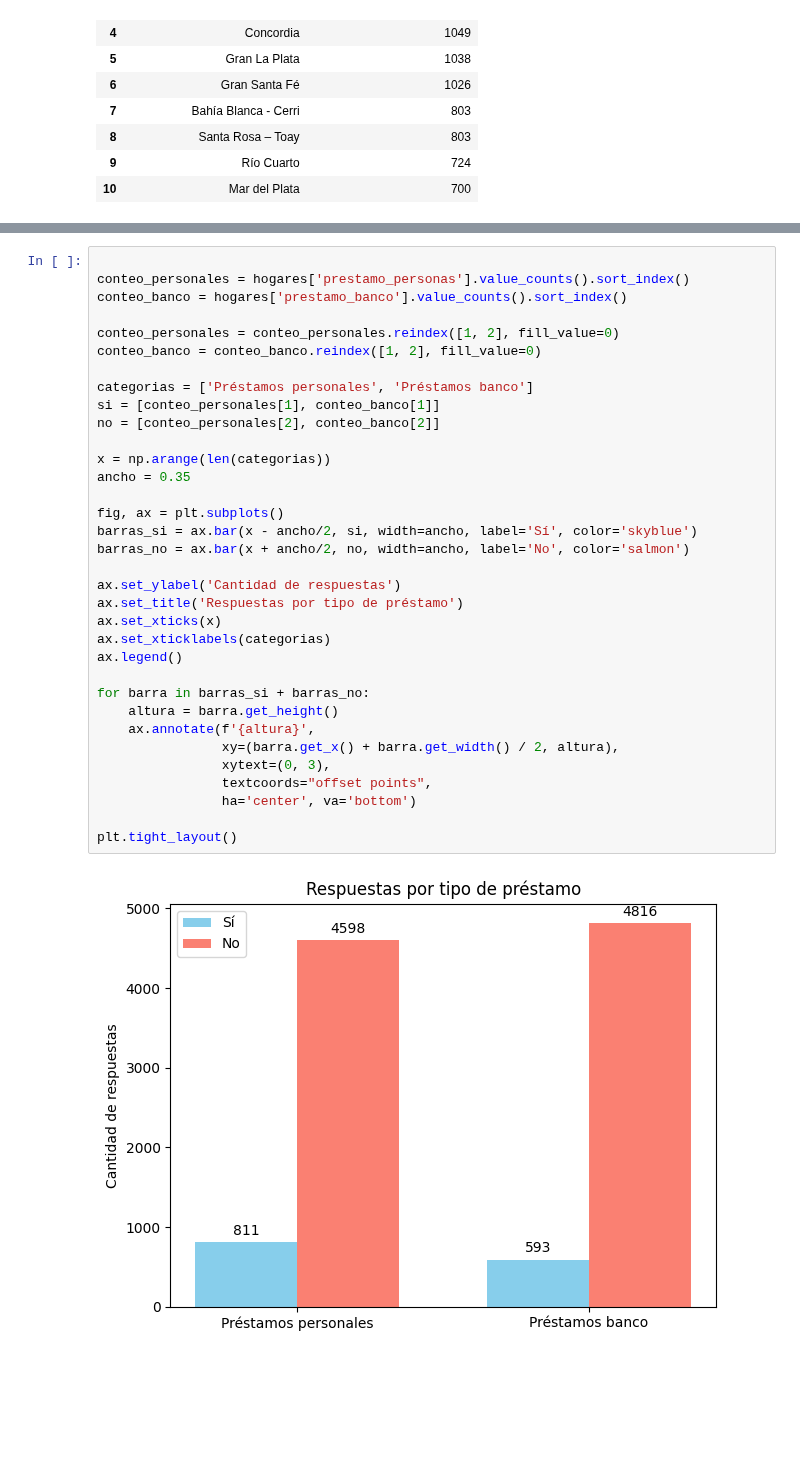
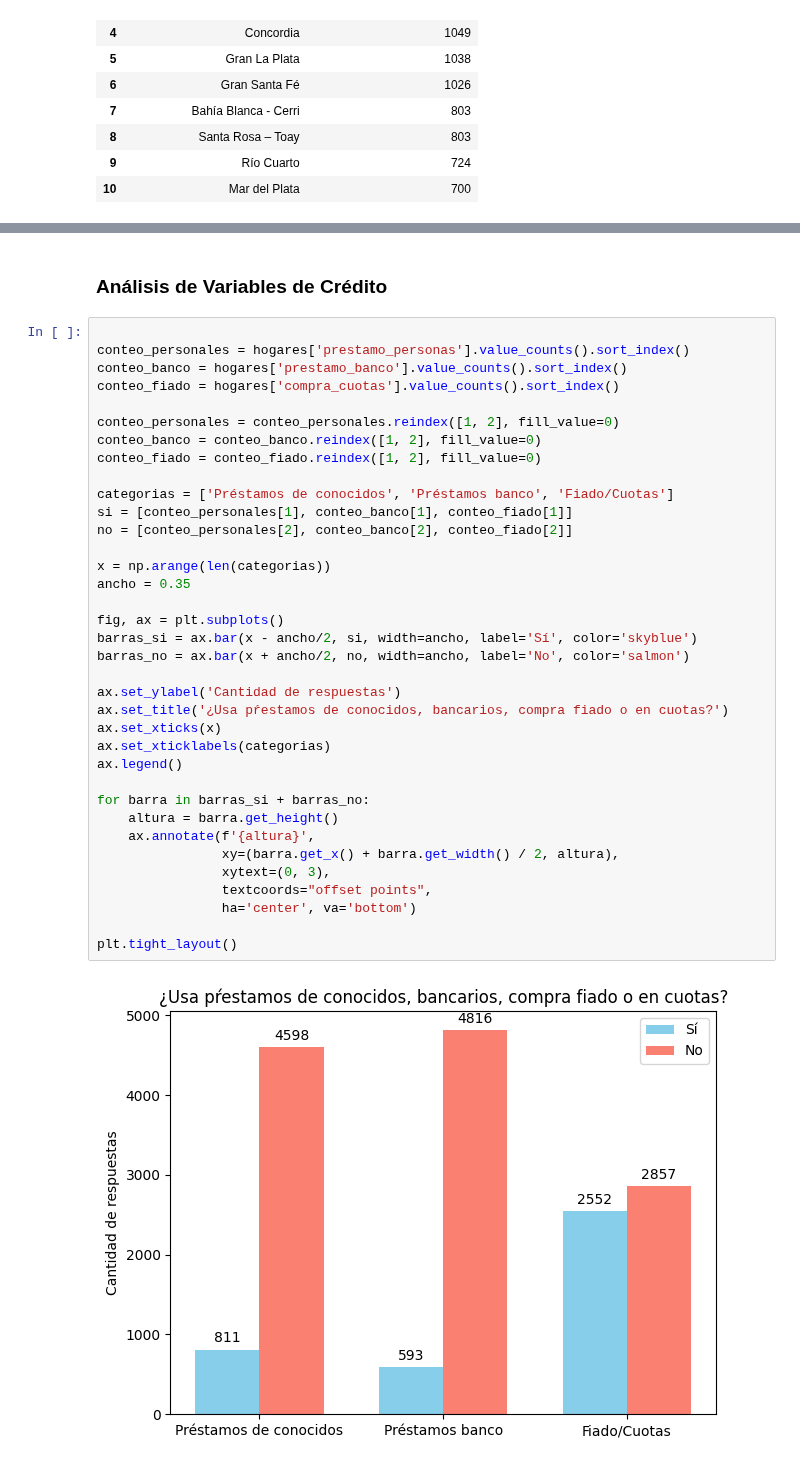
Before and after one commit to LMatiPerez/AnalisisDeDatosI_G5, a Jupyter notebook: graficos_grupo_5.ipynb, the cells around one changed output, grey strips where cells are left out. Drawn from its saved outputs; the diff is of its cells as text; blank space fills up the shorter version.

```diff
--- a/graficos_grupo_5.ipynb
+++ b/graficos_grupo_5.ipynb
@@ -141,36 +170,40 @@ plt.plot()
+# %% [markdown]
+### Análisis de Variables de Crédito
 # %%
 
 conteo_personales = hogares['prestamo_personas'].value_counts().sort_index()
 conteo_banco = hogares['prestamo_banco'].value_counts().sort_index()
+conteo_fiado = hogares['compra_cuotas'].value_counts().sort_index()
 
 conteo_personales = conteo_personales.reindex([1, 2], fill_value=0)
 conteo_banco = conteo_banco.reindex([1, 2], fill_value=0)
+conteo_fiado = conteo_fiado.reindex([1, 2], fill_value=0)
 
-categorias = ['Préstamos personales', 'Préstamos banco']
-si = [conteo_personales[1], conteo_banco[1]]
-no = [conteo_personales[2], conteo_banco[2]]
+categorias = ['Préstamos de conocidos', 'Préstamos banco', 'Fiado/Cuotas']
+si = [conteo_personales[1], conteo_banco[1], conteo_fiado[1]]
+no = [conteo_personales[2], conteo_banco[2], conteo_fiado[2]]
 
 x = np.arange(len(categorias))
 ancho = 0.35
 
 fig, ax = plt.subplots()
 barras_si = ax.bar(x - ancho/2, si, width=ancho, label='Sí', color='skyblue')
 barras_no = ax.bar(x + ancho/2, no, width=ancho, label='No', color='salmon')
 
 ax.set_ylabel('Cantidad de respuestas')
-ax.set_title('Respuestas por tipo de préstamo')
+ax.set_title('¿Usa pŕestamos de conocidos, bancarios, compra fiado o en cuotas?')
 ax.set_xticks(x)
 ax.set_xticklabels(categorias)
 ax.legend()
 
 for barra in barras_si + barras_no:
     altura = barra.get_height()
     ax.annotate(f'{altura}',
                 xy=(barra.get_x() + barra.get_width() / 2, altura),
                 xytext=(0, 3),
                 textcoords="offset points",
                 ha='center', va='bottom')
 
 plt.tight_layout()
 # %% [output]
-[figure, old version]
+[figure, new version]
```
Also changed, not shown: parts of 8 cells of this notebook.
